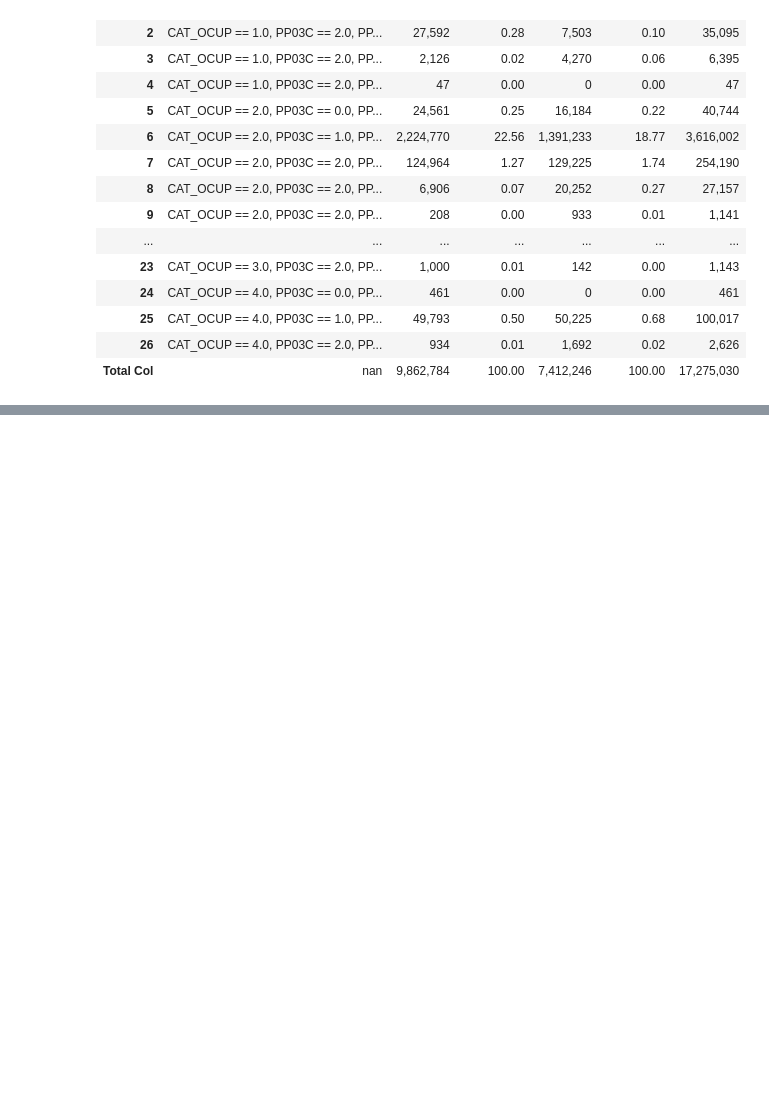
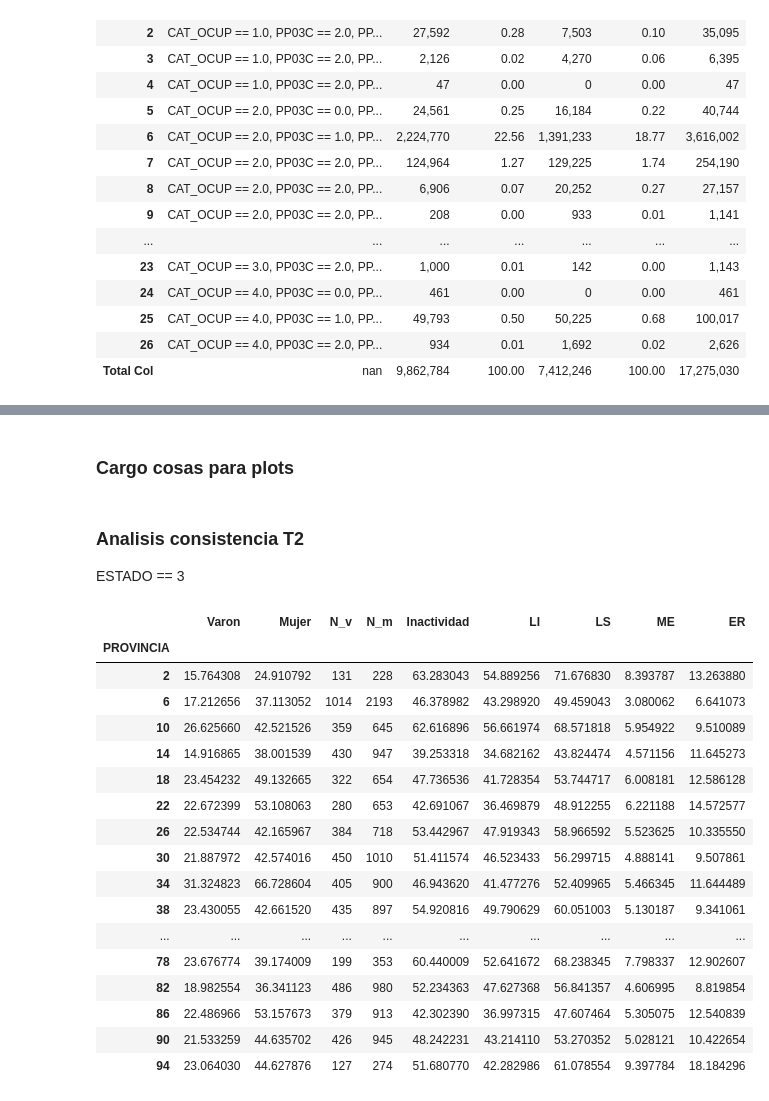
Before and after one commit to datos-Fundar/indice-mercado-trabajo-ingresos, a Jupyter notebook: scripts/xx_indicadores_insercion_laboral.ipynb, the cells around one changed output, grey strips where cells are left out. Drawn from its saved outputs; the diff is of its cells as text; code cells hidden in the pictures; blank space fills up the shorter version.

```diff
--- a/scripts/xx_indicadores_insercion_laboral.ipynb
+++ b/scripts/xx_indicadores_insercion_laboral.ipynb
@@ -588,0 +552,2 @@ plot(fig, filename=file_path + filename, auto_open=False)
+# %% [markdown]
+### Cargo cosas para plots
@@ -588,0 +564,66 @@ plot(fig, filename=file_path + filename, auto_open=False)
+# %% [markdown]
+### Analisis consistencia T2
+ESTADO == 3
+# %%
+# Inactividad
+def inactividad(df, tipo='Aglomerado', base='Individual', confidence_level=0.95):
+
+    if tipo == 'Aglomerado':
+        var = 'AGLOMERADO'
+    elif tipo == 'Urbano':
+        var = 'PROVINCIA'
+
+    df_temp = df.query('CH06 >= 16 & CH06 < 65')
+
+    numerador = df_temp[df_temp['ESTADO'] == 3].groupby(['CH04', var])['PONDERA_new'].sum().unstack(level=0)
+    denominador = df_temp.groupby(['CH04', var])['PONDERA_new'].sum().unstack(level=0)
+
+    tasa = numerador.div(denominador, fill_value=np.nan)
+    tasa.columns = ['Varon', 'Mujer']
+
+    size = df_temp[df_temp['ESTADO'] == 3].groupby(['CH04', var]).size().unstack(level=0)
+    size.columns = ['N_v', 'N_m']
+
+    p1 = tasa['Varon']
+    p2 = tasa['Mujer']
+    n1 = size['N_v']
+    n2 = size['N_m']
+    ratio = (p1 / p2).to_frame()
+    ratio.rename(columns={0: 'Inactividad'}, inplace=True)
+
+    # Calculate the standard error of the proportion ratio
+    standard_error = np.sqrt(((1 / n1) * (p1 * (1 - p1))) + ((1 / n2) * (p2 * (1 - p2))))
+
+    z = stats.norm.ppf((1 + confidence_level) / 2)
+    margin_of_error = z * standard_error
+    lower_bound = p1/p2 - margin_of_error
+    upper_bound = p1/p2 + margin_of_error
+
+    relative_standard_error = margin_of_error/(p1/p2)
+    error = pd.concat([lower_bound, upper_bound, margin_of_error, relative_standard_error], axis=1)
+    error.columns = ['LI', 'LS', 'ME', 'ER']
+
+    return tasa*100, size, ratio*100, error*100
+# %%
+tasa, size, ratio, error = inactividad(df_people_pool, tipo='Urbano', base='Individual', confidence_level=0.95)
+ratio_inactividad = pd.concat([tasa, size, ratio, error], axis=1)
+ratio_inactividad
+# %% [output]
+|  | Varon | Mujer | N_v | N_m | Inactividad | LI | LS | ME | ER |
+| PROVINCIA |  |  |  |  |  |  |  |  |  |
+| 2 | 15.764308 | 24.910792 | 131 | 228 | 63.283043 | 54.889256 | 71.676830 | 8.393787 | 13.263880 |
+| 6 | 17.212656 | 37.113052 | 1014 | 2193 | 46.378982 | 43.298920 | 49.459043 | 3.080062 | 6.641073 |
+| 10 | 26.625660 | 42.521526 | 359 | 645 | 62.616896 | 56.661974 | 68.571818 | 5.954922 | 9.510089 |
+| 14 | 14.916865 | 38.001539 | 430 | 947 | 39.253318 | 34.682162 | 43.824474 | 4.571156 | 11.645273 |
+| 18 | 23.454232 | 49.132665 | 322 | 654 | 47.736536 | 41.728354 | 53.744717 | 6.008181 | 12.586128 |
+| 22 | 22.672399 | 53.108063 | 280 | 653 | 42.691067 | 36.469879 | 48.912255 | 6.221188 | 14.572577 |
+| 26 | 22.534744 | 42.165967 | 384 | 718 | 53.442967 | 47.919343 | 58.966592 | 5.523625 | 10.335550 |
+| 30 | 21.887972 | 42.574016 | 450 | 1010 | 51.411574 | 46.523433 | 56.299715 | 4.888141 | 9.507861 |
+| 34 | 31.324823 | 66.728604 | 405 | 900 | 46.943620 | 41.477276 | 52.409965 | 5.466345 | 11.644489 |
+| 38 | 23.430055 | 42.661520 | 435 | 897 | 54.920816 | 49.790629 | 60.051003 | 5.130187 | 9.341061 |
+| ... | ... | ... | ... | ... | ... | ... | ... | ... | ... |
+| 78 | 23.676774 | 39.174009 | 199 | 353 | 60.440009 | 52.641672 | 68.238345 | 7.798337 | 12.902607 |
+| 82 | 18.982554 | 36.341123 | 486 | 980 | 52.234363 | 47.627368 | 56.841357 | 4.606995 | 8.819854 |
+| 86 | 22.486966 | 53.157673 | 379 | 913 | 42.302390 | 36.997315 | 47.607464 | 5.305075 | 12.540839 |
+| 90 | 21.533259 | 44.635702 | 426 | 945 | 48.242231 | 43.214110 | 53.270352 | 5.028121 | 10.422654 |
+| 94 | 23.064030 | 44.627876 | 127 | 274 | 51.680770 | 42.282986 | 61.078554 | 9.397784 | 18.184296 |
```
Also changed, not shown: parts of 18 cells of this notebook, 4 other files.
